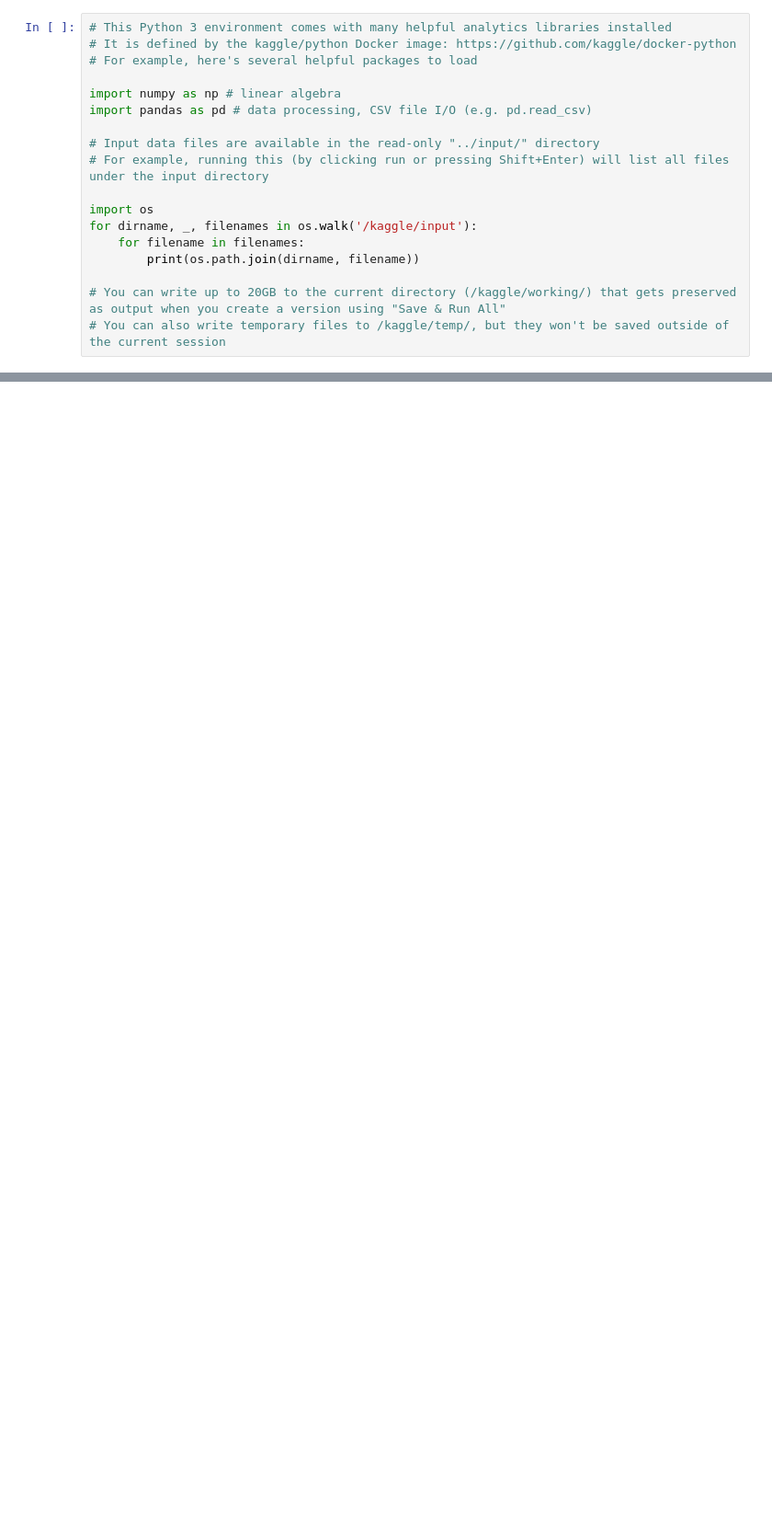
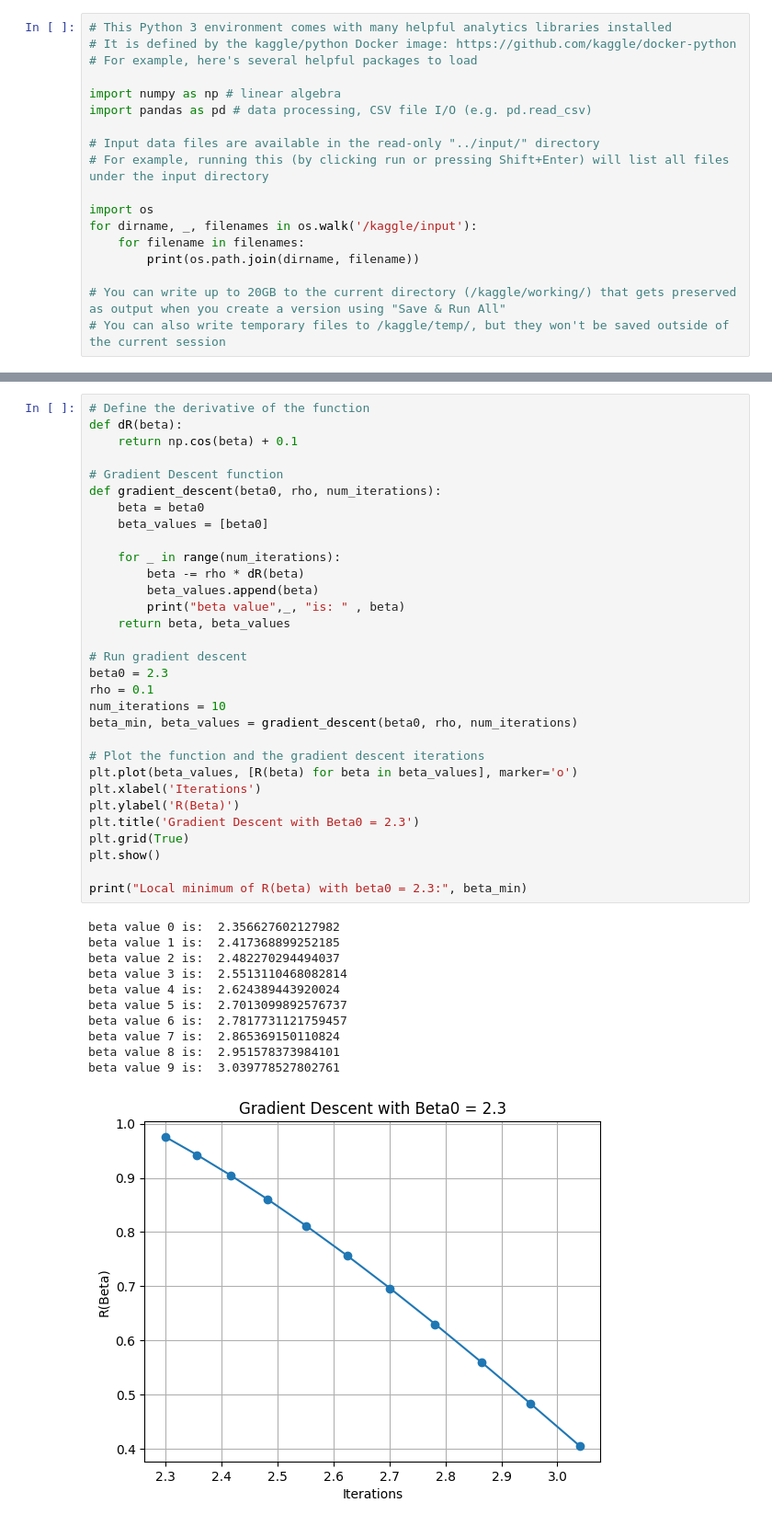
Before and after one commit to Jayesh-Ah/ME228-DS-ML, a Jupyter notebook: tutorial-9-gradient-descent-nn.ipynb, the cells around one changed output, grey strips where cells are left out. Shown at 92% size. Drawn from its saved outputs; the diff is of its cells as text; blank space fills up the shorter version.

Commit message:
Kaggle Notebook | tutorial 9 gradient descent & NN | Version 2

```diff
--- a/tutorial-9-gradient-descent-nn.ipynb
+++ b/tutorial-9-gradient-descent-nn.ipynb
@@ -18,0 +42,43 @@ for dirname, _, filenames in os.walk('/kaggle/input'):
+# %%
+# Define the derivative of the function
+def dR(beta):
+    return np.cos(beta) + 0.1
+
+# Gradient Descent function
+def gradient_descent(beta0, rho, num_iterations):
+    beta = beta0
+    beta_values = [beta0]
+
+    for _ in range(num_iterations):
+        beta -= rho * dR(beta)
+        beta_values.append(beta)
+        print("beta value",_, "is: " , beta)
+    return beta, beta_values
+
+# Run gradient descent
+beta0 = 2.3
+rho = 0.1
+num_iterations = 10
+beta_min, beta_values = gradient_descent(beta0, rho, num_iterations)
+
+# Plot the function and the gradient descent iterations
+plt.plot(beta_values, [R(beta) for beta in beta_values], marker='o')
+plt.xlabel('Iterations')
+plt.ylabel('R(Beta)')
+plt.title('Gradient Descent with Beta0 = 2.3')
+plt.grid(True)
+plt.show()
+
+print("Local minimum of R(beta) with beta0 = 2.3:", beta_min)
+# %% [output]
+beta value 0 is:  2.356627602127982
+beta value 1 is:  2.417368899252185
+beta value 2 is:  2.482270294494037
+beta value 3 is:  2.5513110468082814
+beta value 4 is:  2.624389443920024
+beta value 5 is:  2.7013099892576737
+beta value 6 is:  2.7817731121759457
+beta value 7 is:  2.865369150110824
+beta value 8 is:  2.951578373984101
+beta value 9 is:  3.039778527802761
+[figure, added]
```
Also changed, not shown: parts of 4 cells of this notebook.
